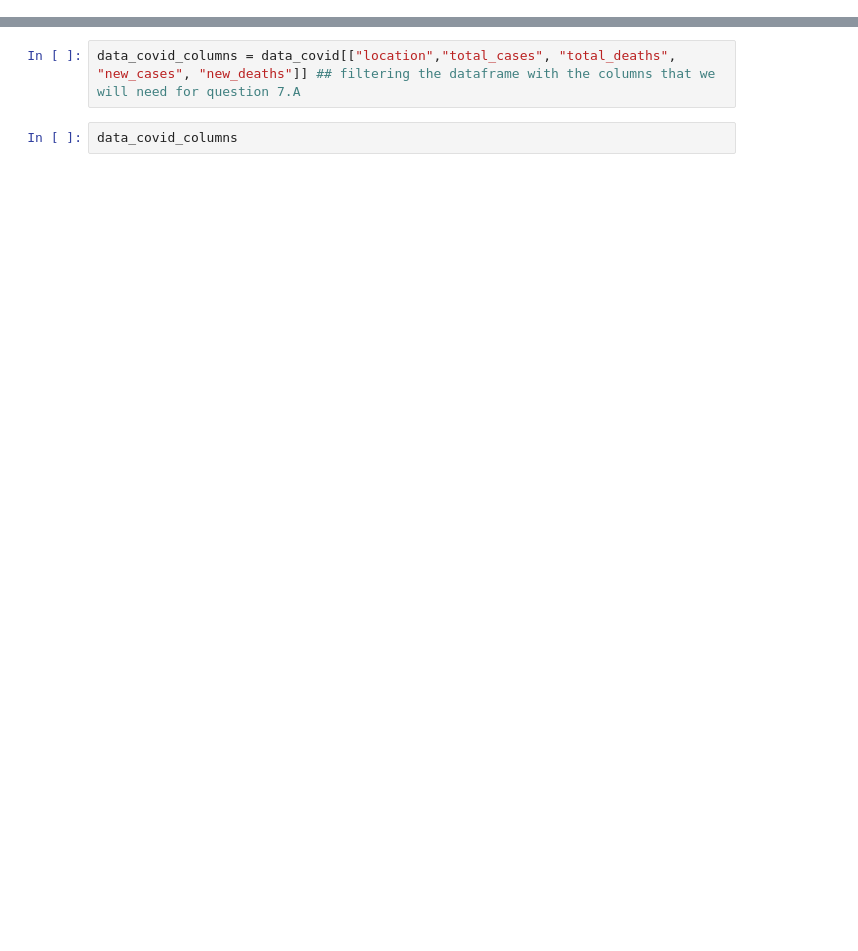
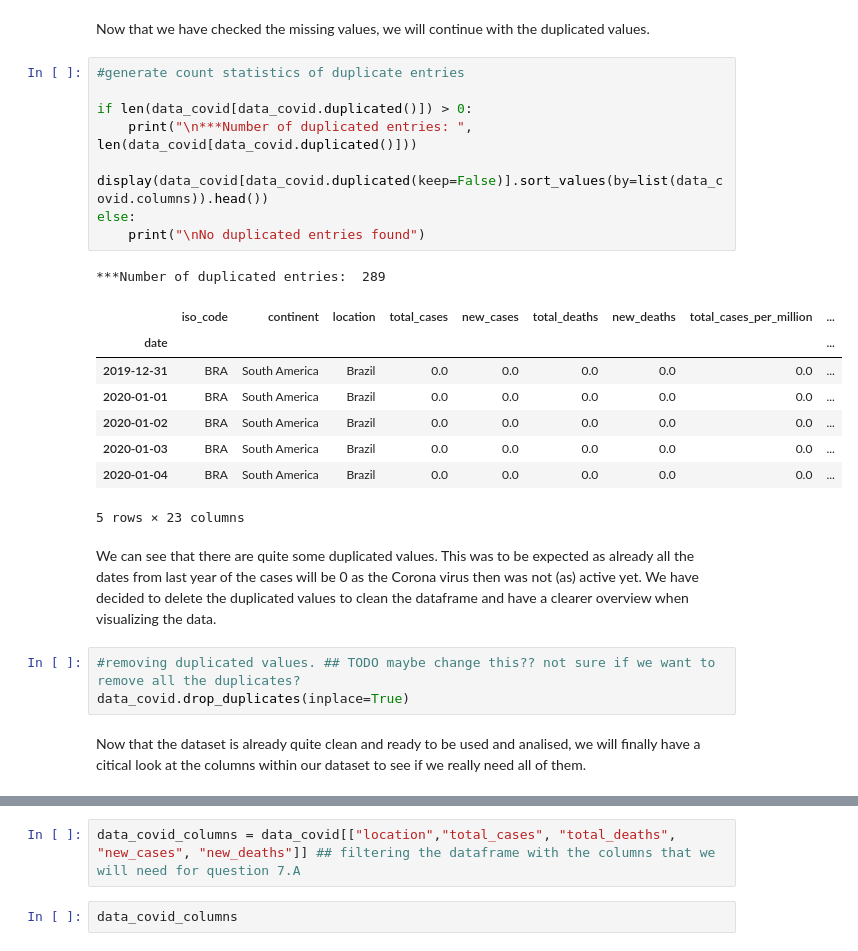
Before and after one commit to RoxannaW/Project_August_Corona, a Jupyter notebook: Roxanna/src/project_main.ipynb, the cells around one changed output, grey strips where cells are left out. Drawn from its saved outputs; the diff is of its cells as text; blank space fills up the shorter version.

```diff
--- a/Roxanna/src/project_main.ipynb
+++ b/Roxanna/src/project_main.ipynb
@@ -74,3 +151,31 @@ del data_covid["handwashing_facilities"] #deleting column with almost all values
+# %% [markdown]
+
+Now that we have checked the missing values, we will continue with the duplicated values.
+# %%
+#generate count statistics of duplicate entries
+
+if len(data_covid[data_covid.duplicated()]) > 0:
+    print("\n***Number of duplicated entries: ", len(data_covid[data_covid.duplicated()]))
+    display(data_covid[data_covid.duplicated(keep=False)].sort_values(by=list(data_covid.columns)).head())
+else:
+    print("\nNo duplicated entries found")
+# %% [output]
+***Number of duplicated entries:  289
+|  | iso_code | continent | location | total_cases | new_cases | total_deaths | new_deaths | total_cases_per_million | ... |
+| date |  |  |  |  |  |  |  |  | ... |
+| 2019-12-31 | BRA | South America | Brazil | 0.0 | 0.0 | 0.0 | 0.0 | 0.0 | ... |
+| 2020-01-01 | BRA | South America | Brazil | 0.0 | 0.0 | 0.0 | 0.0 | 0.0 | ... |
+| 2020-01-02 | BRA | South America | Brazil | 0.0 | 0.0 | 0.0 | 0.0 | 0.0 | ... |
+| 2020-01-03 | BRA | South America | Brazil | 0.0 | 0.0 | 0.0 | 0.0 | 0.0 | ... |
+| 2020-01-04 | BRA | South America | Brazil | 0.0 | 0.0 | 0.0 | 0.0 | 0.0 | ... |
+5 rows × 23 columns
+# %% [markdown]
+We can see that there are quite some duplicated values. This was to be expected as already all the dates from last year of the cases will be 0 as the Corona virus then was not (as) active yet. We have decided to delete the duplicated values to clean the dataframe and have a clearer overview when visualizing the data.
+# %%
+#removing duplicated values. ## TODO maybe change this?? not sure if we want to remove all the duplicates?
+data_covid.drop_duplicates(inplace=True)
+# %% [markdown]
+Now that the dataset is already quite clean and ready to be used and analised, we will finally have a citical look at the columns within our dataset to see if we really need all of them.
 # %%
 data_covid.columns
 # %% [output]
```
Also changed, not shown: parts of 39 cells of this notebook, 2 other files.
